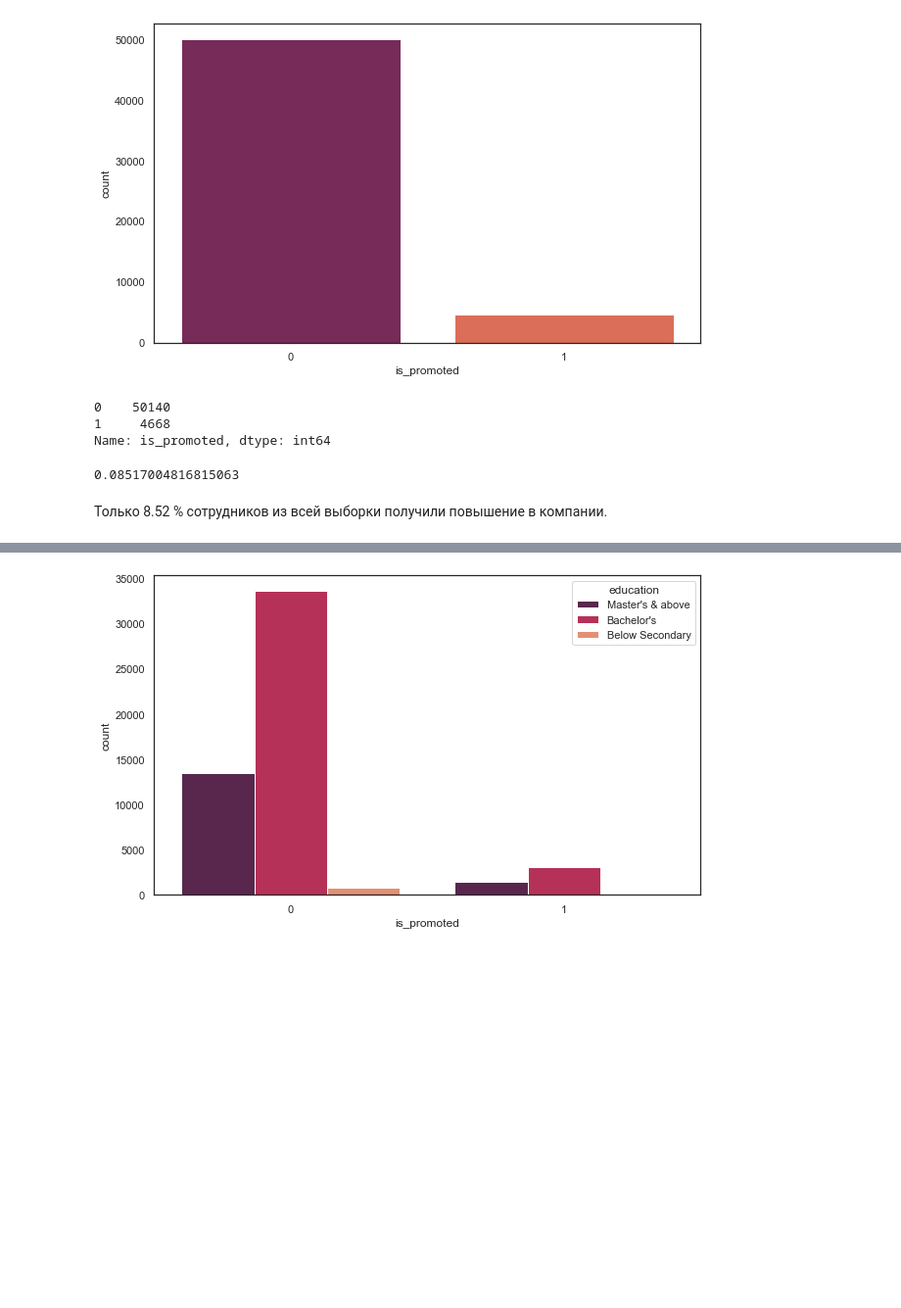
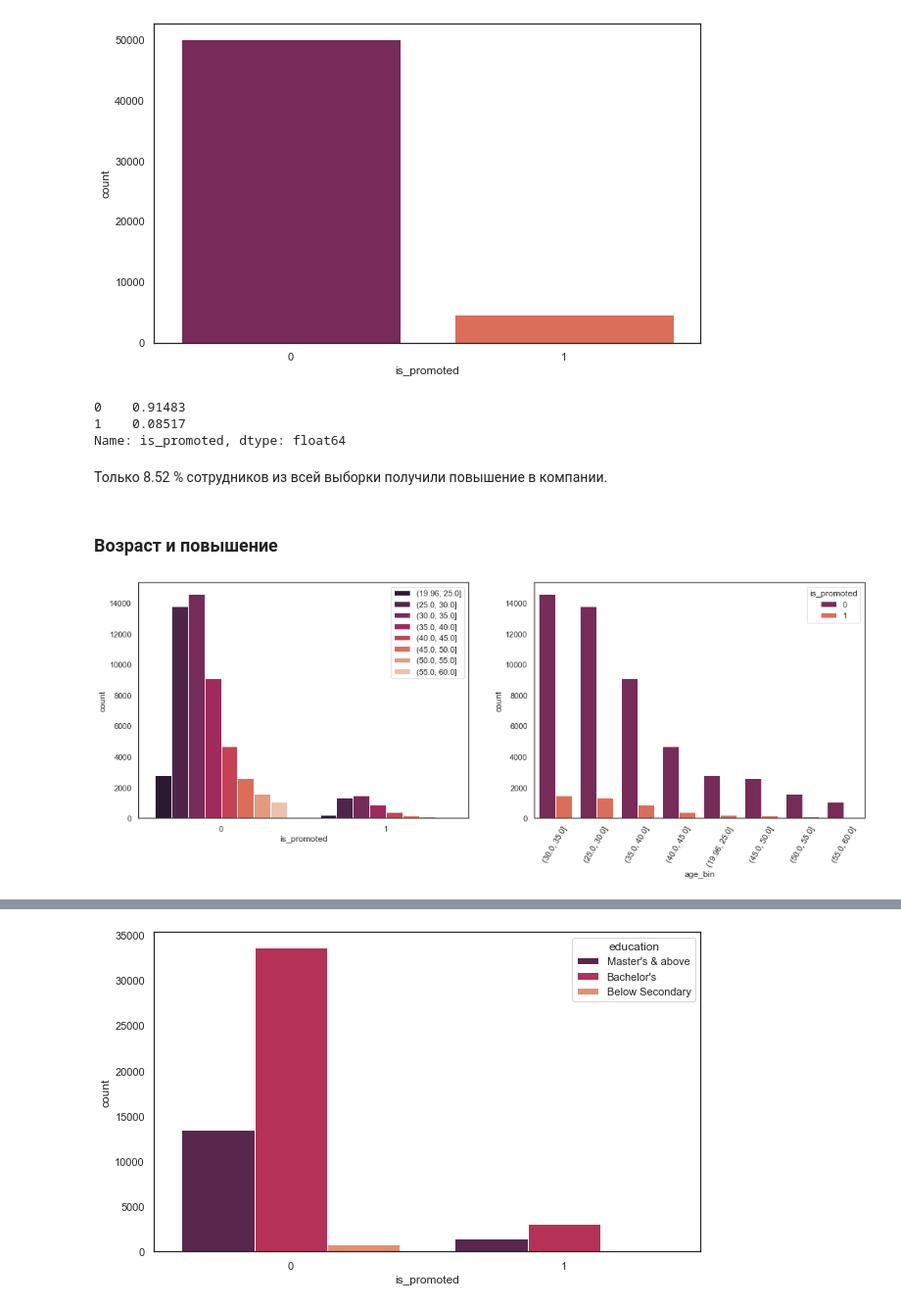
Before and after one commit to ivanvikhrev/ML-HR-analysis-case-study, a Jupyter notebook: model.ipynb, the cells around one changed output, grey strips where cells are left out. Shown at 98% size. Drawn from its saved outputs; the diff is of its cells as text; code cells hidden in the pictures; blank space fills up the shorter version.

```diff
--- a/model.ipynb
+++ b/model.ipynb
@@ -420,14 +444,25 @@ pass
 # %% [output]
 [figure]
 # %%
-data['is_promoted'].value_counts()
+data['is_promoted'].value_counts(normalize=True)
 # %% [output]
-0    50140
-1     4668
-Name: is_promoted, dtype: int64
+0    0.91483
+1    0.08517
+Name: is_promoted, dtype: float64
-# %%
-4668 / 54808
-# %% [output]
-0.08517004816815063
 # %% [markdown]
 Только 8.52 % сотрудников из всей выборки получили повышение в компании.
+# %% [markdown]
+### Возраст и повышение
+# %%
+num_bins = 8
+data['age_bin'] = pd.cut(data['age'], bins = num_bins)
+
+fig, ax = plt.subplots(1,2, figsize=(18,6))
+sns.countplot(x='is_promoted', hue = 'age_bin', palette = 'rocket', data = data, ax=ax[0])
+ax[0].legend(ncol=1, loc='upper right')
+
+sns.countplot(x='age_bin', order=data['age_bin'].value_counts().index, hue = 'is_promoted', palette = 'rocket', data = data)
+plt.xticks(rotation = 60)
+pass
+# %% [output]
+[figure, added]
```
Also changed, not shown: parts of 129 cells of this notebook.
